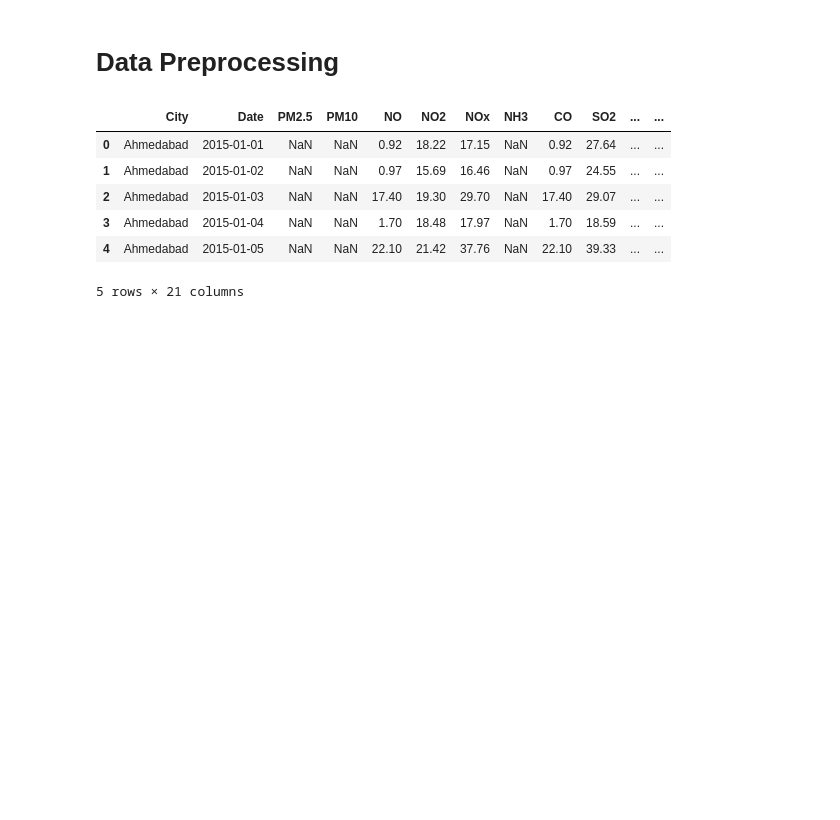
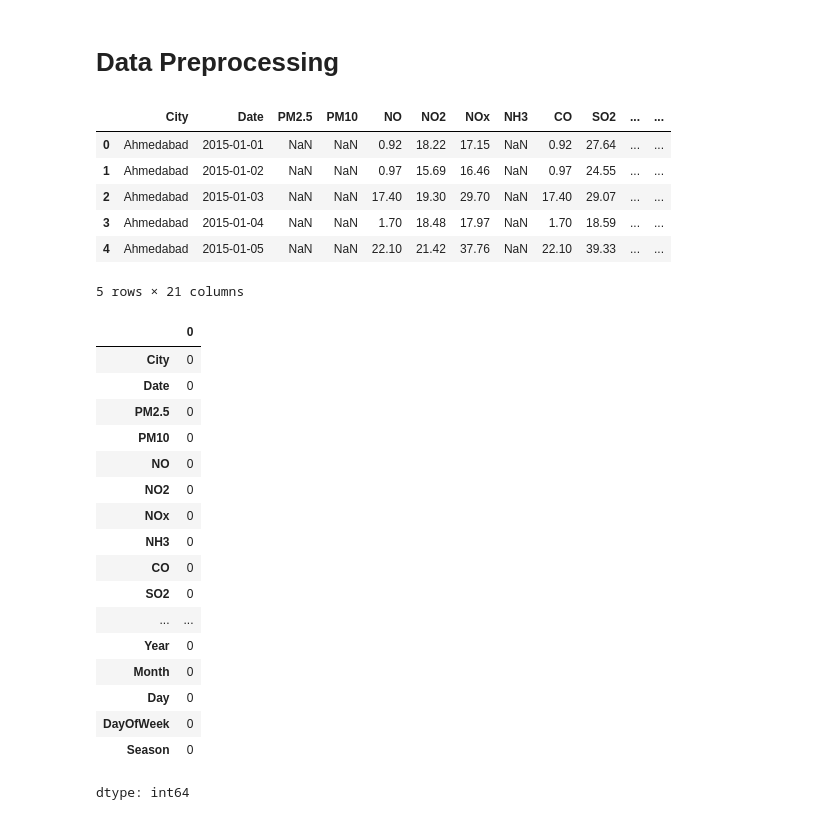
Before and after one commit to nidarshan98/air-quality-prediction-system, a Jupyter notebook: air_quality_analysis.ipynb, the cells around one changed output. Cells and saved outputs as stored; diff of their text form; code cells hidden in the pictures; blank space fills up the shorter version.

Commit message:
Handling missing values in numerical columns

```diff
--- a/air_quality_analysis.ipynb
+++ b/air_quality_analysis.ipynb
@@ -197,3 +197,37 @@ combined_data.head()
 | 3 | Ahmedabad | 2015-01-04 | NaN | NaN | 1.70 | 18.48 | 17.97 | NaN | 1.70 | 18.59 | ... | ... |
 | 4 | Ahmedabad | 2015-01-05 | NaN | NaN | 22.10 | 21.42 | 37.76 | NaN | 22.10 | 39.33 | ... | ... |
 5 rows × 21 columns
+# %%
+# For handling missing values in numeric columns, fill with median of each city
+numeric_cols = ['PM2.5', 'PM10', 'NO', 'NO2', 'NOx', 'NH3', 'CO', 'SO2', 'O3',
+                'Benzene', 'Toluene', 'Xylene', 'AQI']
+
+for col in numeric_cols:
+    if col in combined_data.columns:
+        # Fill with city-wise median
+        combined_data[col] = combined_data.groupby('City')[col].transform(
+            lambda x: x.fillna(x.median())
+        )
+        # If still missing, fill with overall median
+        combined_data[col] = combined_data[col].fillna(combined_data[col].median())
+# %%
+combined_data.isnull().sum()
+# %% [output]
+|  | 0 |
+| City | 0 |
+| Date | 0 |
+| PM2.5 | 0 |
+| PM10 | 0 |
+| NO | 0 |
+| NO2 | 0 |
+| NOx | 0 |
+| NH3 | 0 |
+| CO | 0 |
+| SO2 | 0 |
+| ... | ... |
+| Year | 0 |
+| Month | 0 |
+| Day | 0 |
+| DayOfWeek | 0 |
+| Season | 0 |
+dtype: int64
```
